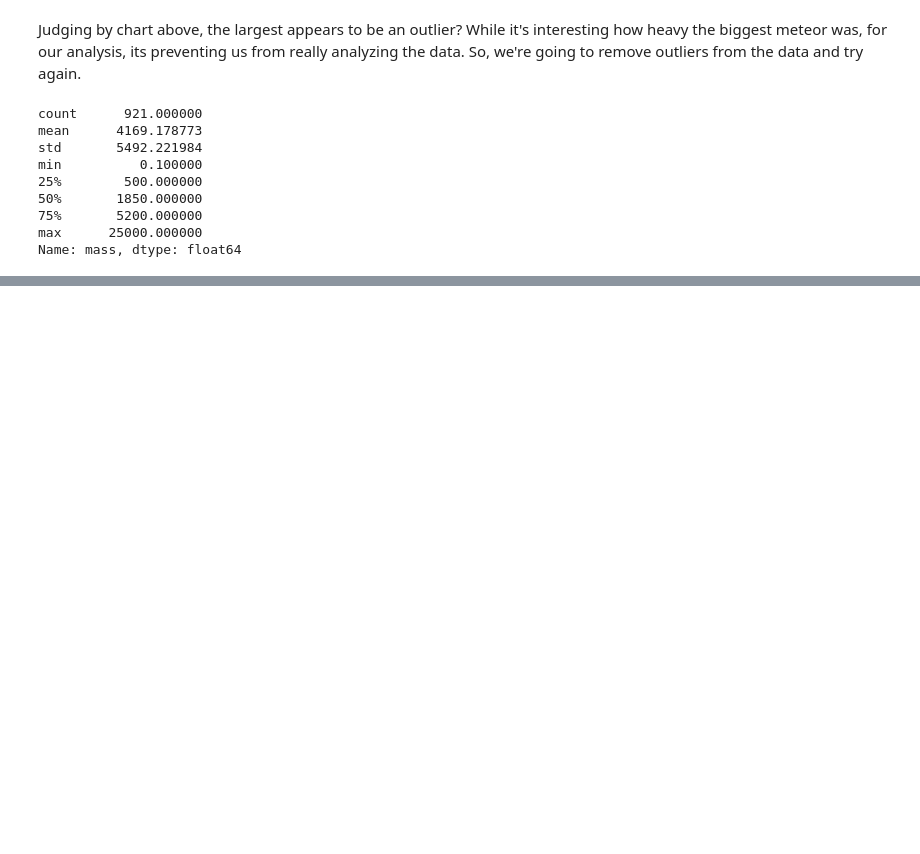
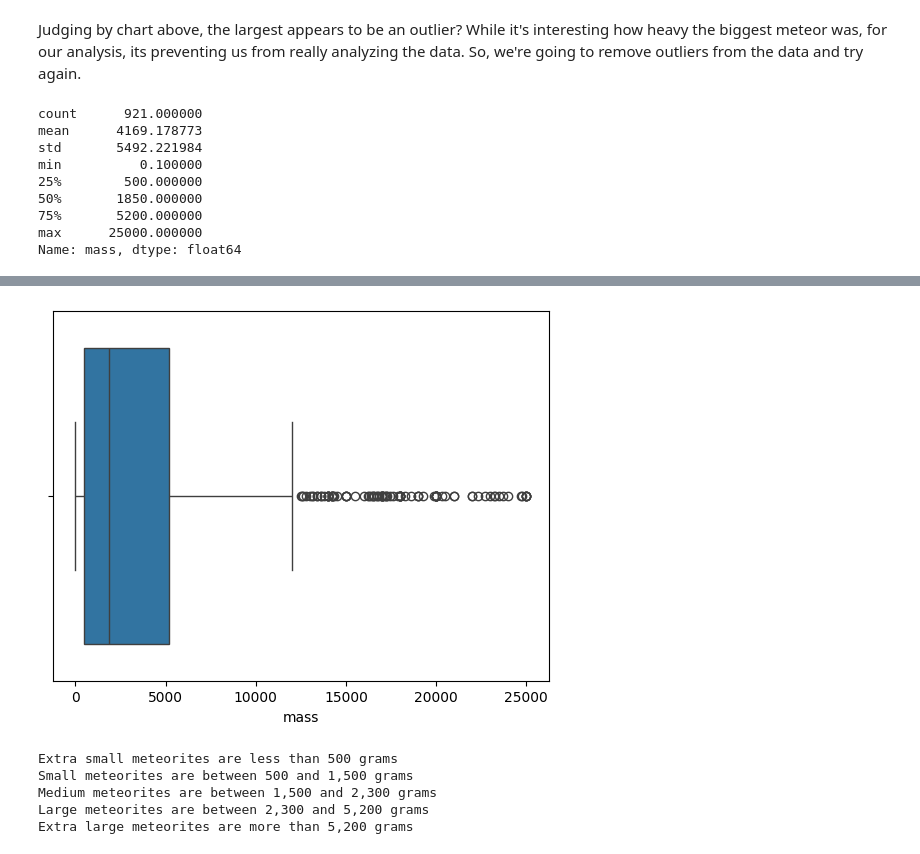
Before and after one commit to calebdcavazos/data_projects, a Jupyter notebook: meteorite/meteorites.ipynb, the cells around one changed output, grey strips where cells are left out. Cells and saved outputs as stored; diff of their text form; code cells hidden in the pictures; blank space fills up the shorter version.

```diff
--- a/meteorite/meteorites.ipynb
+++ b/meteorite/meteorites.ipynb
@@ -204,0 +205,23 @@ plt.show()
+# %%
+# Same data as a boxplot
+sns.boxplot(data=meteorites_df, x="mass")
+plt.show()
+# %% [output]
+[figure, added]
+# %%
+# define the categories
+twenty_fifth_mass = meteorites_df["mass"].quantile(0.25)
+forty_fifth_mass = meteorites_df["mass"].quantile(0.45)
+fifty_fifth_mass = meteorites_df["mass"].quantile(0.55)
+seventy_fifth_mass = meteorites_df["mass"].quantile(0.75)
+print(f"Extra small meteorites are less than {twenty_fifth_mass:,.0f} grams")
+print(f"Small meteorites are between {twenty_fifth_mass:,.0f} and {forty_fifth_mass:,.0f} grams")
+print(f"Medium meteorites are between {forty_fifth_mass:,.0f} and {fifty_fifth_mass:,.0f} grams")
+print(f"Large meteorites are between {fifty_fifth_mass:,.0f} and {seventy_fifth_mass:,.0f} grams")
+print(f"Extra large meteorites are more than {seventy_fifth_mass:,.0f} grams")
+# %% [output]
+Extra small meteorites are less than 500 grams
+Small meteorites are between 500 and 1,500 grams
+Medium meteorites are between 1,500 and 2,300 grams
+Large meteorites are between 2,300 and 5,200 grams
+Extra large meteorites are more than 5,200 grams
```
Also changed, not shown: parts of 2 cells of this notebook.
